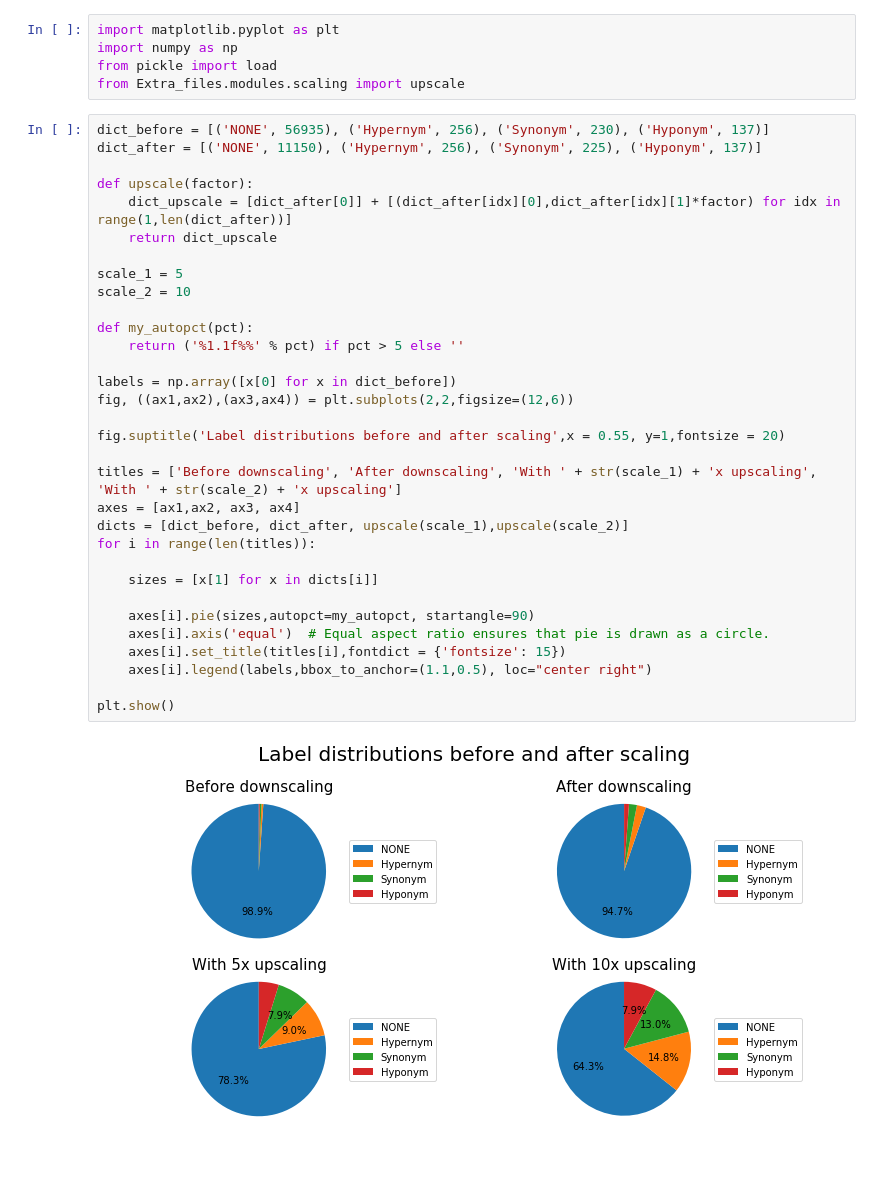
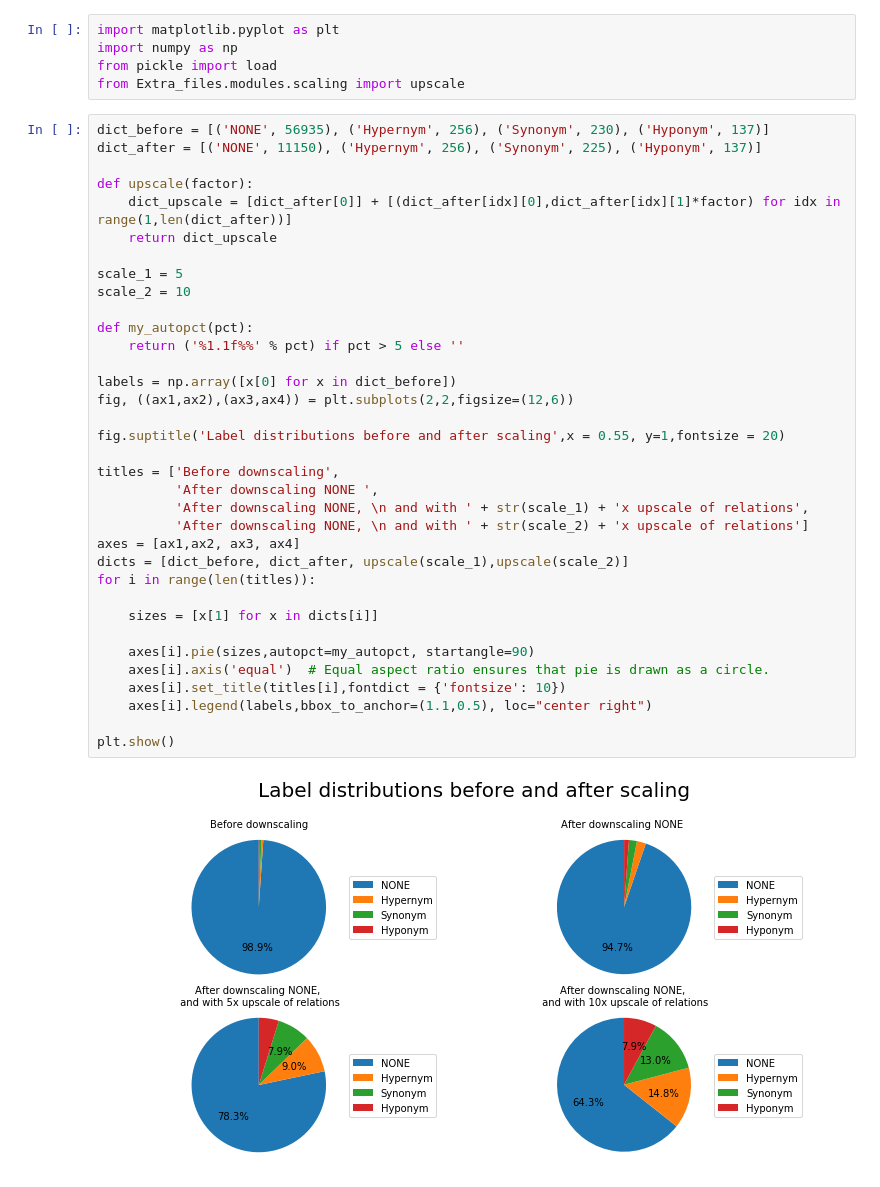
Before and after one commit to UsernamePSQ/nlp_final, a Jupyter notebook: stat-nlp-book/assignments/2019/final_assignment/problem/Label_dist_plots.ipynb, the cells around one changed output. Drawn from its saved outputs; the diff is of its cells as text.

```diff
--- a/stat-nlp-book/assignments/2019/final_assignment/problem/Label_dist_plots.ipynb
+++ b/stat-nlp-book/assignments/2019/final_assignment/problem/Label_dist_plots.ipynb
@@ -23,33 +23,36 @@ from Extra_files.modules.scaling import upscale
 dict_before = [('NONE', 56935), ('Hypernym', 256), ('Synonym', 230), ('Hyponym', 137)]
 dict_after = [('NONE', 11150), ('Hypernym', 256), ('Synonym', 225), ('Hyponym', 137)]
 
 def upscale(factor):
     dict_upscale = [dict_after[0]] + [(dict_after[idx][0],dict_after[idx][1]*factor) for idx in range(1,len(dict_after))]
     return dict_upscale
 
 scale_1 = 5
 scale_2 = 10
 
 def my_autopct(pct):
     return ('%1.1f%%' % pct) if pct > 5 else ''
 
 labels = np.array([x[0] for x in dict_before])
 fig, ((ax1,ax2),(ax3,ax4)) = plt.subplots(2,2,figsize=(12,6))
 
 fig.suptitle('Label distributions before and after scaling',x = 0.55, y=1,fontsize = 20)
 
-titles = ['Before downscaling', 'After downscaling', 'With ' + str(scale_1) + 'x upscaling', 'With ' + str(scale_2) + 'x upscaling']
+titles = ['Before downscaling',
+          'After downscaling NONE ',
+          'After downscaling NONE, \n and with ' + str(scale_1) + 'x upscale of relations',
+          'After downscaling NONE, \n and with ' + str(scale_2) + 'x upscale of relations']
 axes = [ax1,ax2, ax3, ax4]
 dicts = [dict_before, dict_after, upscale(scale_1),upscale(scale_2)]
 for i in range(len(titles)):
 
     sizes = [x[1] for x in dicts[i]]
 
     axes[i].pie(sizes,autopct=my_autopct, startangle=90)
     axes[i].axis('equal')  # Equal aspect ratio ensures that pie is drawn as a circle.
-    axes[i].set_title(titles[i],fontdict = {'fontsize': 15})
+    axes[i].set_title(titles[i],fontdict = {'fontsize': 10})
     axes[i].legend(labels,bbox_to_anchor=(1.1,0.5), loc="center right")
 
 plt.show()
 # %% [output]
-[figure, old version]
+[figure, new version]
```
Also changed, not shown: 3 other files.
